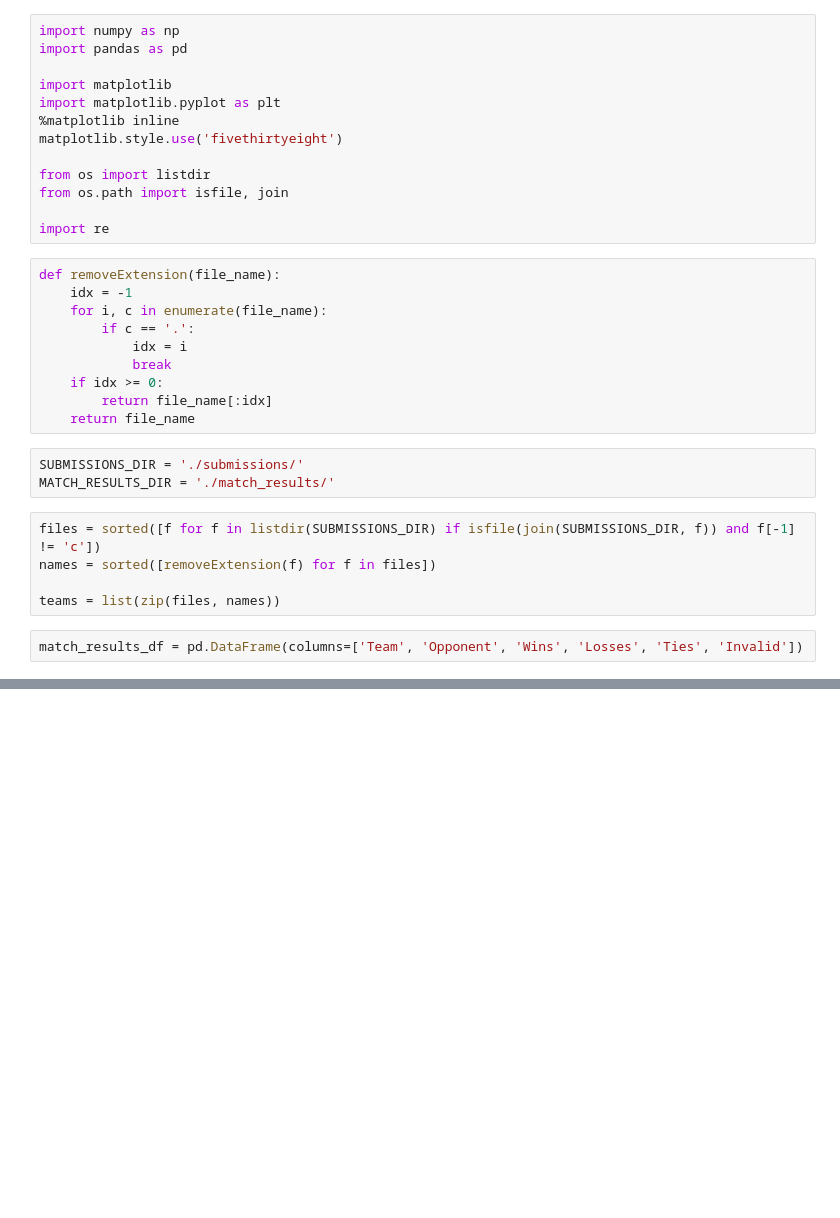
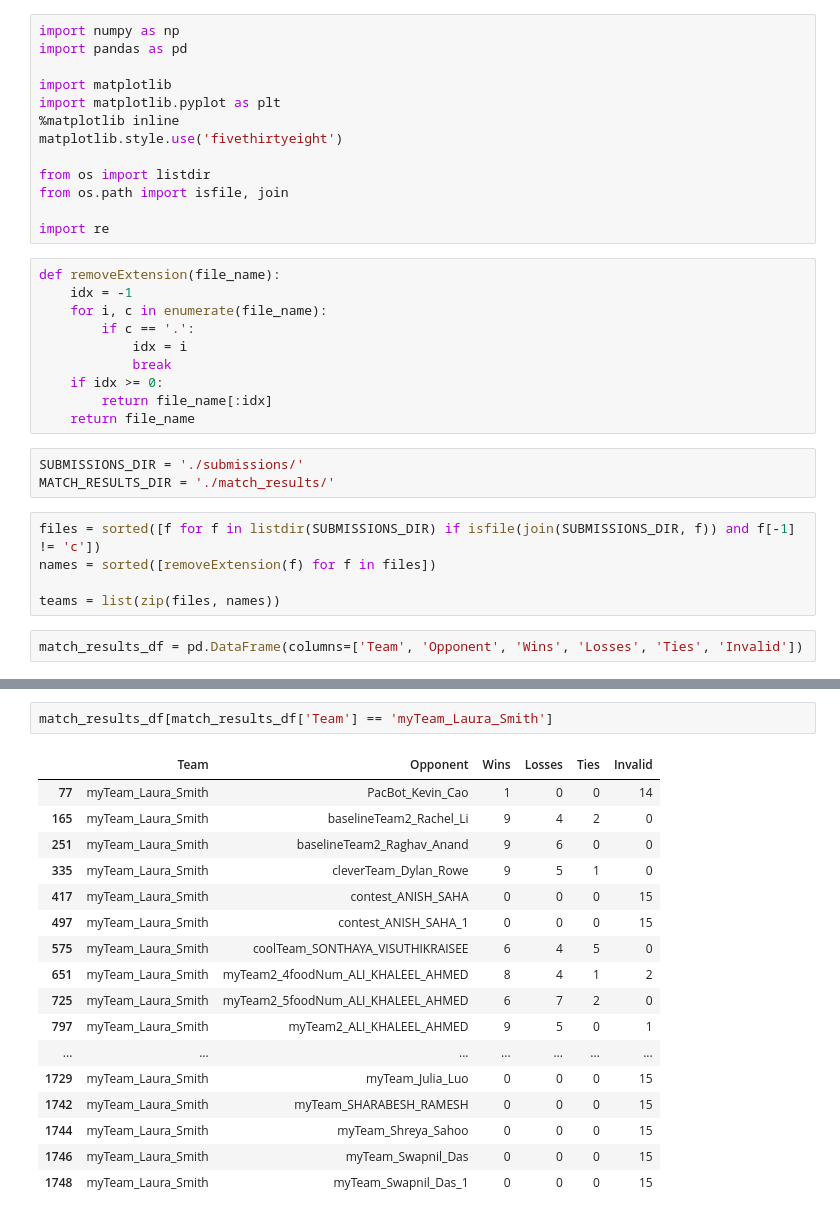
Before and after one commit to peterlee123hi/cs188-contest-2, a Jupyter notebook: rank_analysis.ipynb, the cells around one changed output, grey strips where cells are left out. Drawn from its saved outputs; the diff is of its cells as text; blank space fills up the shorter version.

```diff
--- a/rank_analysis.ipynb
+++ b/rank_analysis.ipynb
@@ -110,0 +121,20 @@ match_results_df[match_results_df['Invalid'] > 10]
+# %%
+match_results_df[match_results_df['Team'] == 'myTeam_Laura_Smith']
+# %% [output]
+|  | Team | Opponent | Wins | Losses | Ties | Invalid |
+| 77 | myTeam_Laura_Smith | PacBot_Kevin_Cao | 1 | 0 | 0 | 14 |
+| 165 | myTeam_Laura_Smith | baselineTeam2_Rachel_Li | 9 | 4 | 2 | 0 |
+| 251 | myTeam_Laura_Smith | baselineTeam2_Raghav_Anand | 9 | 6 | 0 | 0 |
+| 335 | myTeam_Laura_Smith | cleverTeam_Dylan_Rowe | 9 | 5 | 1 | 0 |
+| 417 | myTeam_Laura_Smith | contest_ANISH_SAHA | 0 | 0 | 0 | 15 |
+| 497 | myTeam_Laura_Smith | contest_ANISH_SAHA_1 | 0 | 0 | 0 | 15 |
+| 575 | myTeam_Laura_Smith | coolTeam_SONTHAYA_VISUTHIKRAISEE | 6 | 4 | 5 | 0 |
+| 651 | myTeam_Laura_Smith | myTeam2_4foodNum_ALI_KHALEEL_AHMED | 8 | 4 | 1 | 2 |
+| 725 | myTeam_Laura_Smith | myTeam2_5foodNum_ALI_KHALEEL_AHMED | 6 | 7 | 2 | 0 |
+| 797 | myTeam_Laura_Smith | myTeam2_ALI_KHALEEL_AHMED | 9 | 5 | 0 | 1 |
+| ... | ... | ... | ... | ... | ... | ... |
+| 1729 | myTeam_Laura_Smith | myTeam_Julia_Luo | 0 | 0 | 0 | 15 |
+| 1742 | myTeam_Laura_Smith | myTeam_SHARABESH_RAMESH | 0 | 0 | 0 | 15 |
+| 1744 | myTeam_Laura_Smith | myTeam_Shreya_Sahoo | 0 | 0 | 0 | 15 |
+| 1746 | myTeam_Laura_Smith | myTeam_Swapnil_Das | 0 | 0 | 0 | 15 |
+| 1748 | myTeam_Laura_Smith | myTeam_Swapnil_Das_1 | 0 | 0 | 0 | 15 |
```
Also changed, not shown: parts of 4 cells of this notebook, 2 other files.
